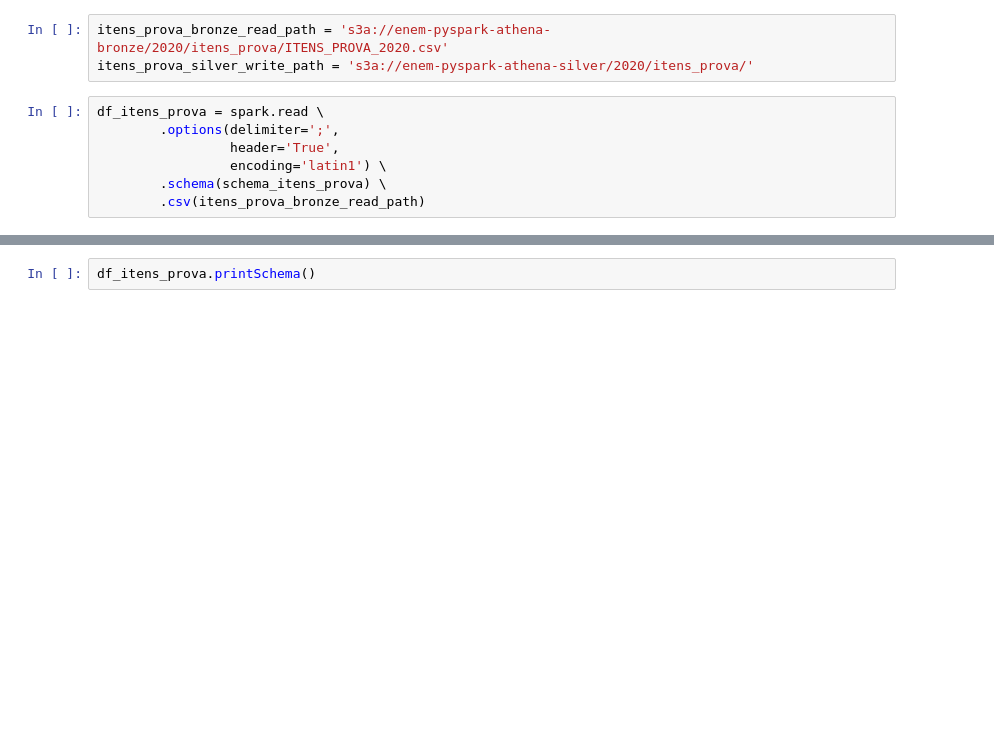
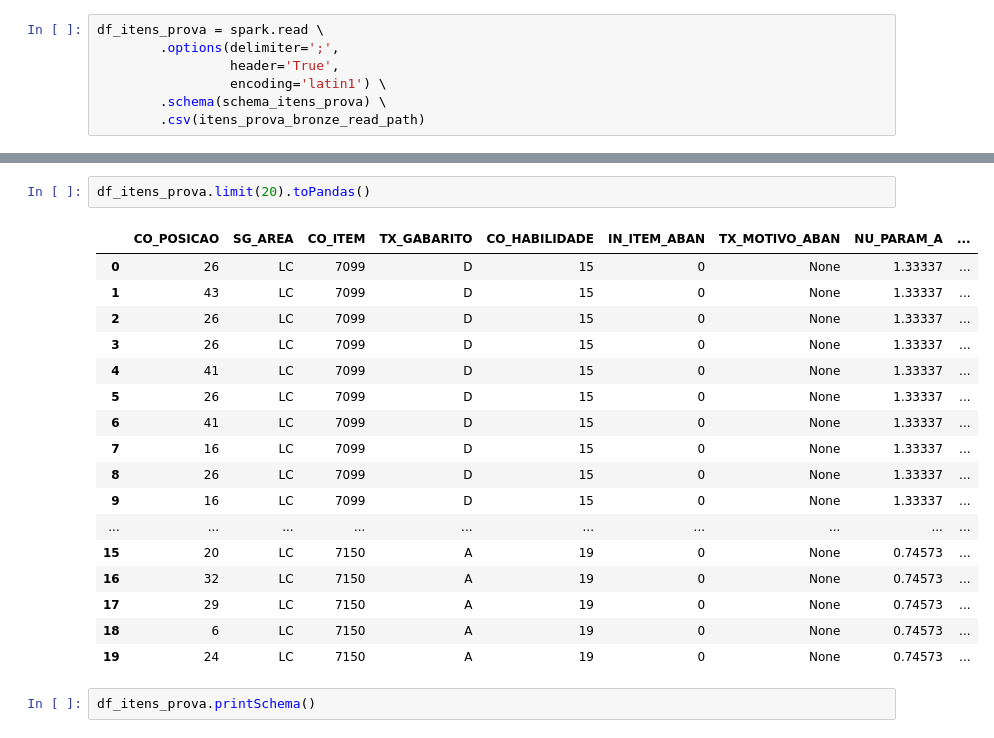
Before and after one commit to GusAlmeida93/enem-pyspark-athena, a Jupyter notebook: eda.ipynb, the cells around one changed output, grey strips where cells are left out. Cells and saved outputs as stored; diff of their text form; blank space fills up the shorter version.

```diff
--- a/eda.ipynb
+++ b/eda.ipynb
@@ -202,9 +204,6 @@ schema_itens_prova = StructType([
     StructField("IN_ITEM_ADAPTADO", IntegerType(), True),
     StructField("TP_VERSAO_DIGITAL", IntegerType(), True),
 ])
-# %%
-itens_prova_bronze_read_path = 's3a://enem-pyspark-athena-bronze/2020/itens_prova/ITENS_PROVA_2020.csv'
-itens_prova_silver_write_path = 's3a://enem-pyspark-athena-silver/2020/itens_prova/'
 # %%
 df_itens_prova = spark.read \
         .options(delimiter=';',
@@ -236,3 +214,23 @@ only showing top 20 rows
+# %%
+df_itens_prova.limit(20).toPandas()
+# %% [output]
+|  | CO_POSICAO | SG_AREA | CO_ITEM | TX_GABARITO | CO_HABILIDADE | IN_ITEM_ABAN | TX_MOTIVO_ABAN | NU_PARAM_A | ... |
+| 0 | 26 | LC | 7099 | D | 15 | 0 | None | 1.33337 | ... |
+| 1 | 43 | LC | 7099 | D | 15 | 0 | None | 1.33337 | ... |
+| 2 | 26 | LC | 7099 | D | 15 | 0 | None | 1.33337 | ... |
+| 3 | 26 | LC | 7099 | D | 15 | 0 | None | 1.33337 | ... |
+| 4 | 41 | LC | 7099 | D | 15 | 0 | None | 1.33337 | ... |
+| 5 | 26 | LC | 7099 | D | 15 | 0 | None | 1.33337 | ... |
+| 6 | 41 | LC | 7099 | D | 15 | 0 | None | 1.33337 | ... |
+| 7 | 16 | LC | 7099 | D | 15 | 0 | None | 1.33337 | ... |
+| 8 | 26 | LC | 7099 | D | 15 | 0 | None | 1.33337 | ... |
+| 9 | 16 | LC | 7099 | D | 15 | 0 | None | 1.33337 | ... |
+| ... | ... | ... | ... | ... | ... | ... | ... | ... | ... |
+| 15 | 20 | LC | 7150 | A | 19 | 0 | None | 0.74573 | ... |
+| 16 | 32 | LC | 7150 | A | 19 | 0 | None | 0.74573 | ... |
+| 17 | 29 | LC | 7150 | A | 19 | 0 | None | 0.74573 | ... |
+| 18 | 6 | LC | 7150 | A | 19 | 0 | None | 0.74573 | ... |
+| 19 | 24 | LC | 7150 | A | 19 | 0 | None | 0.74573 | ... |
 # %%
 df_itens_prova.printSchema()
 # %% [output]
```
Also changed, not shown: parts of 23 cells of this notebook, 1 other file.
